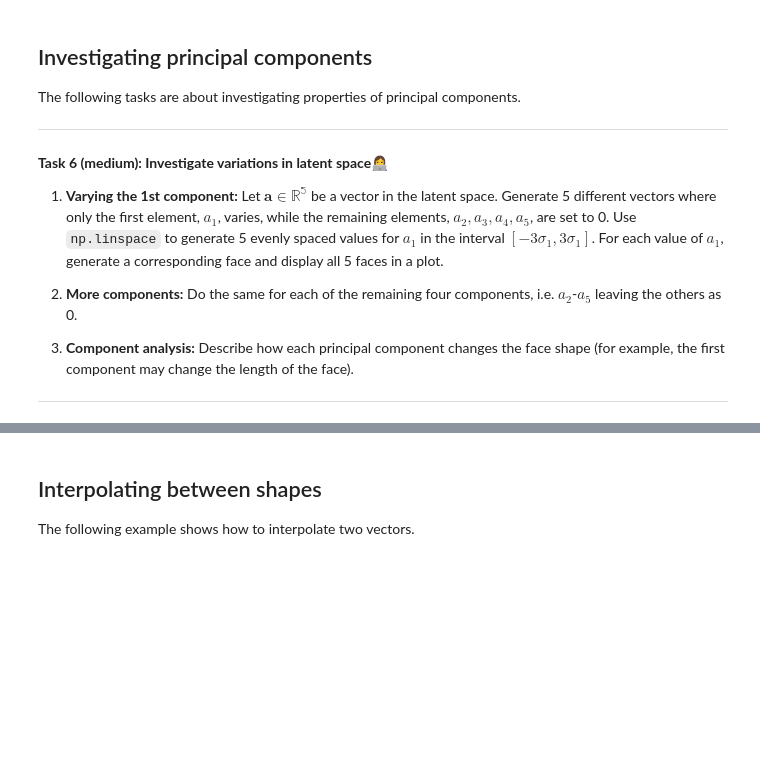
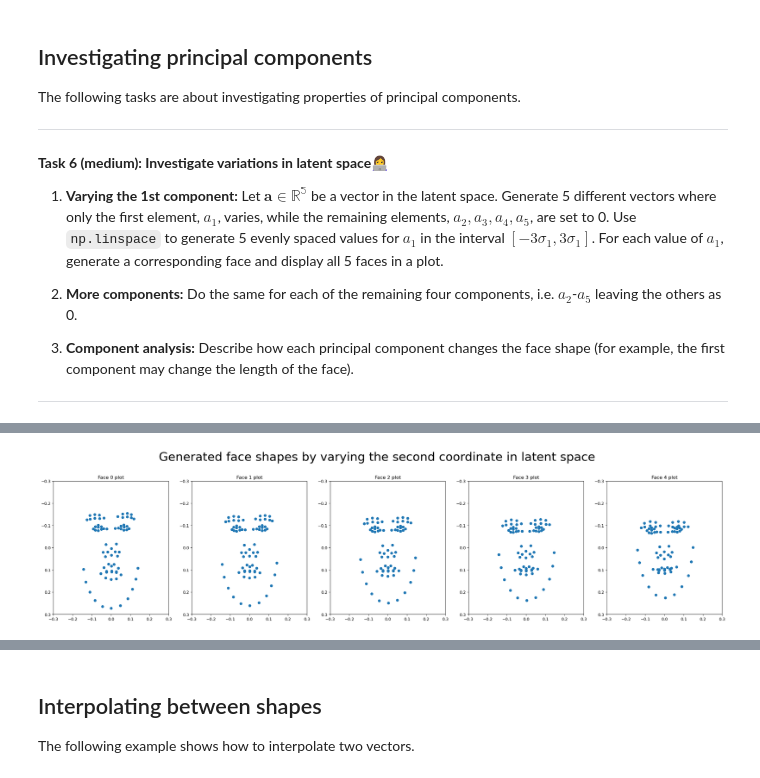
Before and after one commit to AlbertRossJoh/iml_project_2025, a Jupyter notebook: W12/02-shape_generation.ipynb, the cells around one changed output, grey strips where cells are left out. Drawn from its saved outputs; the diff is of its cells as text; code cells hidden in the pictures; blank space fills up the shorter version.

```diff
--- a/W12/02-shape_generation.ipynb
+++ b/W12/02-shape_generation.ipynb
@@ -365,0 +414,4 @@ NameError: name 'gen_shapes' is not defined
+# %%
+plot_many_faces(gen_vectors(1),"Generated face shapes by varying the second coordinate in latent space")
+# %% [output]
+[figure, added]
```
Also changed, not shown: parts of 15 cells of this notebook.
